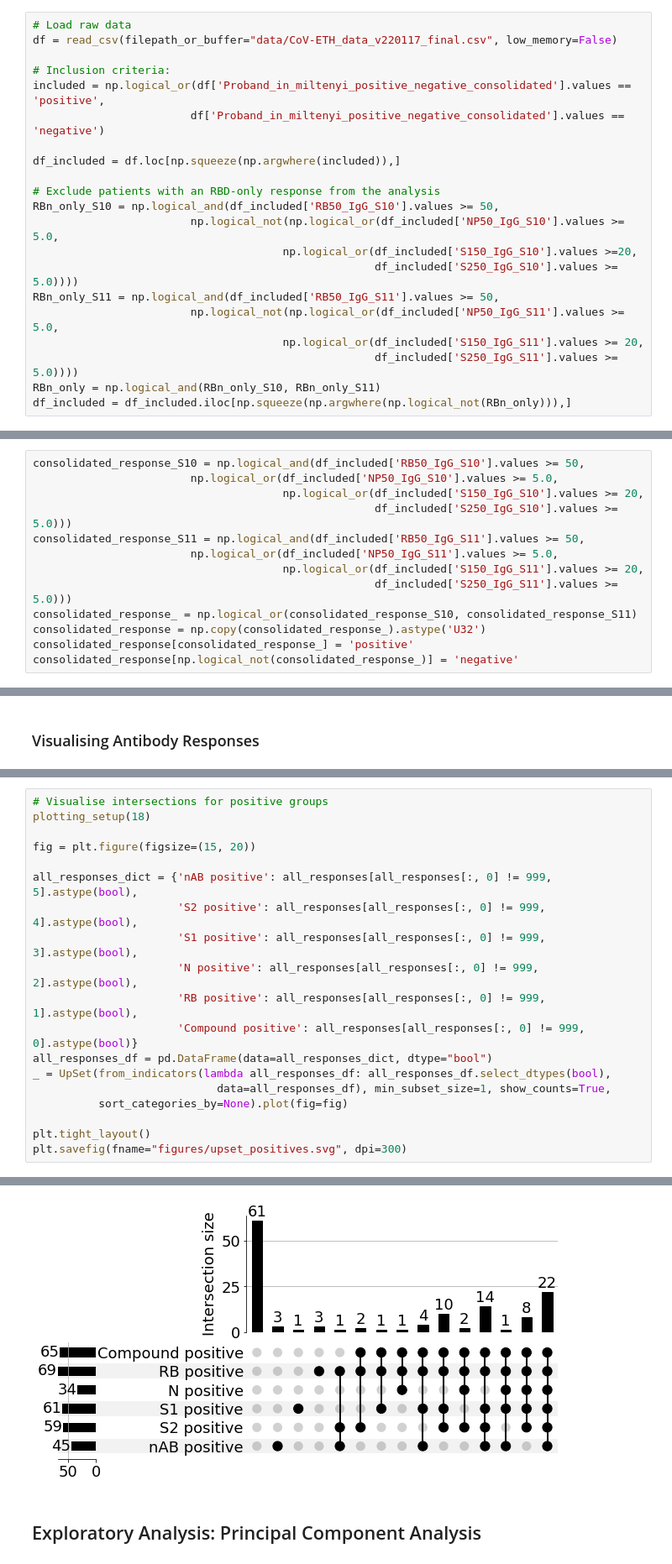
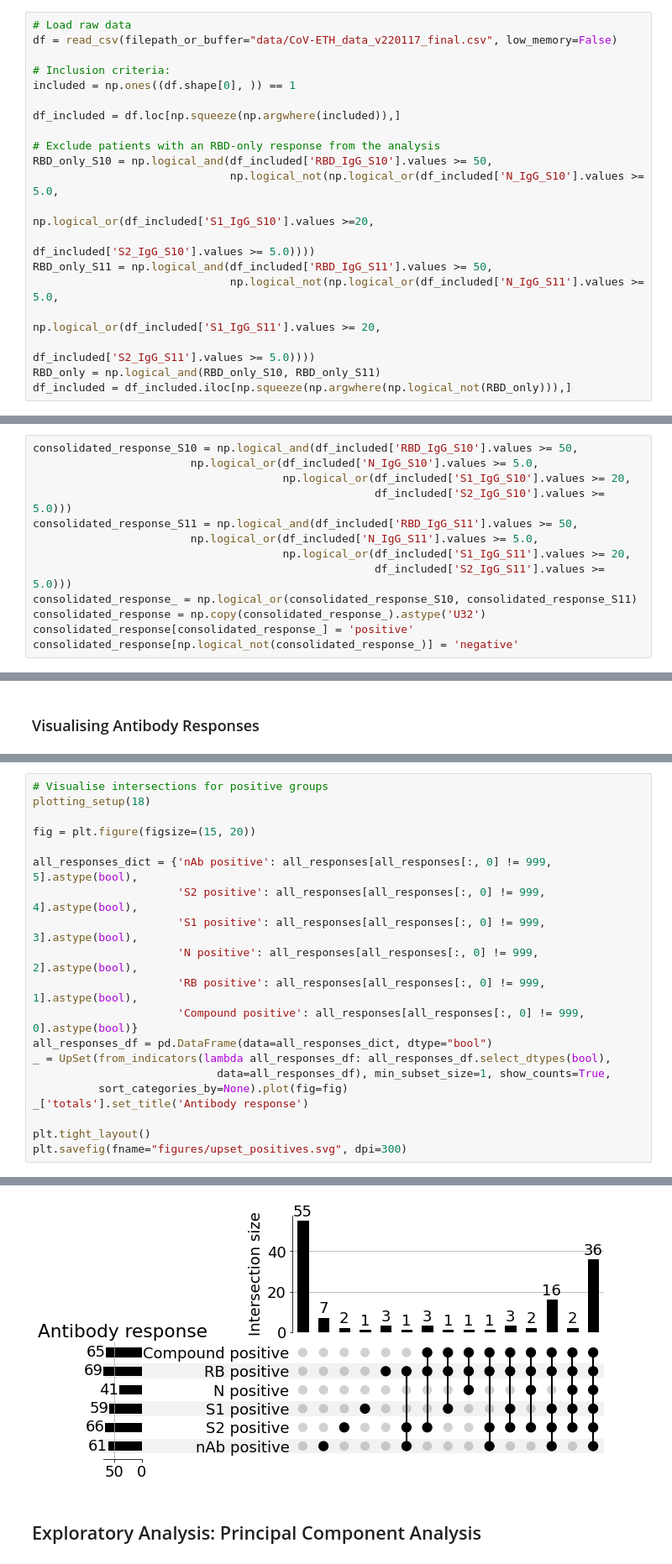
Before and after one commit to i6092467/t-cells-response-sars-cov-2, a Jupyter notebook: final_analysis.ipynb, the cells around one changed output, grey strips where cells are left out. Shown at 84% size. Drawn from its saved outputs; the diff is of its cells as text.

```diff
--- a/final_analysis.ipynb
+++ b/final_analysis.ipynb
@@ -75,33 +70,32 @@ class LegendTitle(object):
 df = read_csv(filepath_or_buffer="data/CoV-ETH_data_v220117_final.csv", low_memory=False)
 
 # Inclusion criteria:
-included = np.logical_or(df['Proband_in_miltenyi_positive_negative_consolidated'].values == 'positive',
-                        df['Proband_in_miltenyi_positive_negative_consolidated'].values == 'negative')
+included = np.ones((df.shape[0], )) == 1
 
 df_included = df.loc[np.squeeze(np.argwhere(included)),]
 
 # Exclude patients with an RBD-only response from the analysis
-RBn_only_S10 = np.logical_and(df_included['RB50_IgG_S10'].values >= 50,
-                        np.logical_not(np.logical_or(df_included['NP50_IgG_S10'].values >= 5.0,
-                                      np.logical_or(df_included['S150_IgG_S10'].values >=20,
-                                                    df_included['S250_IgG_S10'].values >= 5.0))))
-RBn_only_S11 = np.logical_and(df_included['RB50_IgG_S11'].values >= 50,
-                        np.logical_not(np.logical_or(df_included['NP50_IgG_S11'].values >= 5.0,
-                                      np.logical_or(df_included['S150_IgG_S11'].values >= 20,
-                                                    df_included['S250_IgG_S11'].values >= 5.0))))
-RBn_only = np.logical_and(RBn_only_S10, RBn_only_S11)
-df_included = df_included.iloc[np.squeeze(np.argwhere(np.logical_not(RBn_only))),]
+RBD_only_S10 = np.logical_and(df_included['RBD_IgG_S10'].values >= 50,
+                              np.logical_not(np.logical_or(df_included['N_IgG_S10'].values >= 5.0,
+                                                           np.logical_or(df_included['S1_IgG_S10'].values >=20,
+                                                                    df_included['S2_IgG_S10'].values >= 5.0))))
+RBD_only_S11 = np.logical_and(df_included['RBD_IgG_S11'].values >= 50,
+                              np.logical_not(np.logical_or(df_included['N_IgG_S11'].values >= 5.0,
+                                                           np.logical_or(df_included['S1_IgG_S11'].values >= 20,
+                                                                    df_included['S2_IgG_S11'].values >= 5.0))))
+RBD_only = np.logical_and(RBD_only_S10, RBD_only_S11)
+df_included = df_included.iloc[np.squeeze(np.argwhere(np.logical_not(RBD_only))),]
 # %% [markdown]
 ### Defining Consolidated Antibody Response
 # %%
-consolidated_response_S10 = np.logical_and(df_included['RB50_IgG_S10'].values >= 50,
-                        np.logical_or(df_included['NP50_IgG_S10'].values >= 5.0,
-                                      np.logical_or(df_included['S150_IgG_S10'].values >= 20,
-                                                    df_included['S250_IgG_S10'].values >= 5.0)))
-consolidated_response_S11 = np.logical_and(df_included['RB50_IgG_S11'].values >= 50,
-                        np.logical_or(df_included['NP50_IgG_S11'].values >= 5.0,
-                                      np.logical_or(df_included['S150_IgG_S11'].values >= 20,
-                                                    df_included['S250_IgG_S11'].values >= 5.0)))
+consolidated_response_S10 = np.logical_and(df_included['RBD_IgG_S10'].values >= 50,
+                        np.logical_or(df_included['N_IgG_S10'].values >= 5.0,
+                                      np.logical_or(df_included['S1_IgG_S10'].values >= 20,
+                                                    df_included['S2_IgG_S10'].values >= 5.0)))
+consolidated_response_S11 = np.logical_and(df_included['RBD_IgG_S11'].values >= 50,
+                        np.logical_or(df_included['N_IgG_S11'].values >= 5.0,
+                                      np.logical_or(df_included['S1_IgG_S11'].values >= 20,
+                                                    df_included['S2_IgG_S11'].values >= 5.0)))
 consolidated_response_ = np.logical_or(consolidated_response_S10, consolidated_response_S11)
 consolidated_response = np.copy(consolidated_response_).astype('U32')
 consolidated_response[consolidated_response_] = 'positive'
@@ -207,7 +196,7 @@ plotting_setup(18)
 
 fig = plt.figure(figsize=(15, 20))
 
-all_responses_dict = {'nAB positive': all_responses[all_responses[:, 0] != 999, 5].astype(bool),
+all_responses_dict = {'nAb positive': all_responses[all_responses[:, 0] != 999, 5].astype(bool),
                       'S2 positive': all_responses[all_responses[:, 0] != 999, 4].astype(bool),
                       'S1 positive': all_responses[all_responses[:, 0] != 999, 3].astype(bool),
                       'N positive': all_responses[all_responses[:, 0] != 999, 2].astype(bool),
@@ -217,6 +206,7 @@ all_responses_df = pd.DataFrame(data=all_responses_dict, dtype="bool")
 _ = UpSet(from_indicators(lambda all_responses_df: all_responses_df.select_dtypes(bool),
                             data=all_responses_df), min_subset_size=1, show_counts=True,
           sort_categories_by=None).plot(fig=fig)
+_['totals'].set_title('Antibody response')
 
 plt.tight_layout()
 plt.savefig(fname="figures/upset_positives.svg", dpi=300)
@@ -225,4 +214,4 @@ findfont: Font family ['serif'] not found. Falling back to DejaVu Sans.
-[figure, old version]
+[figure, new version]
 # %% [markdown]
 ## Exploratory Analysis: Principal Component Analysis
 # %%
```
Also changed, not shown: parts of 4 cells of this notebook, 2 other files.
